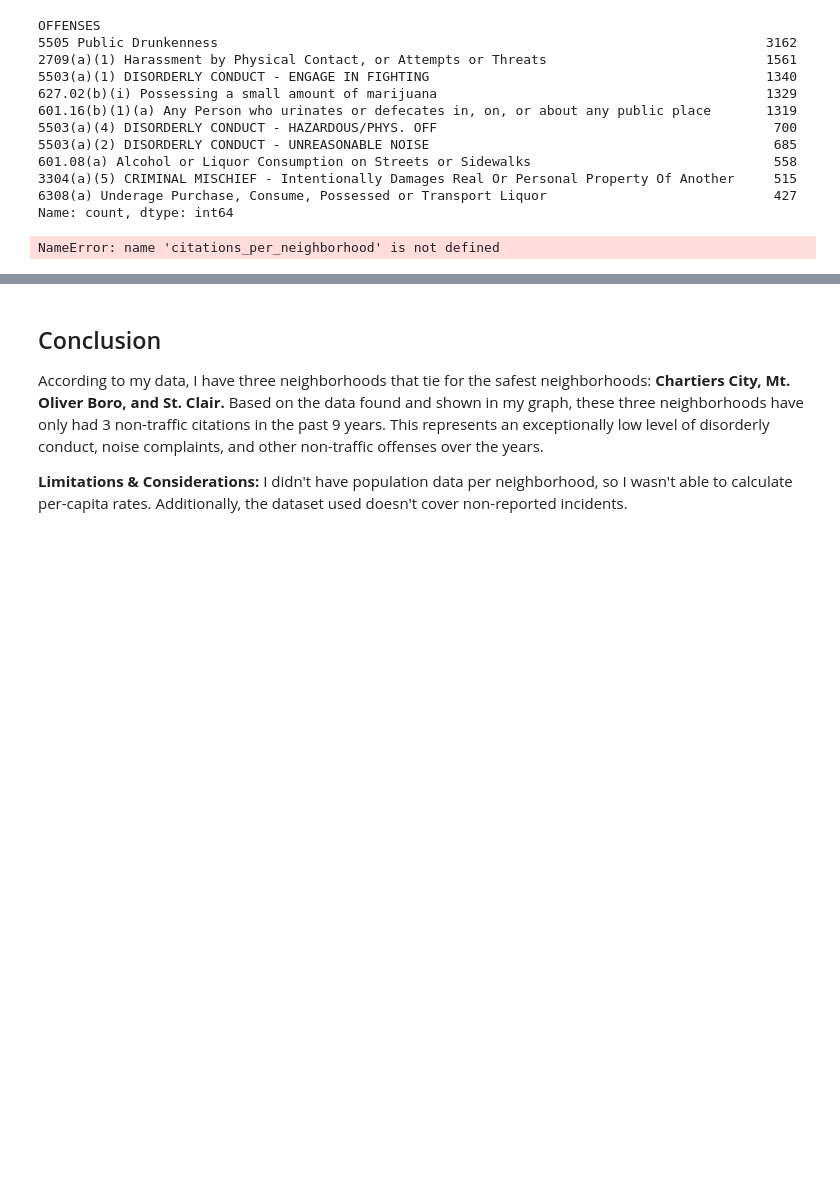
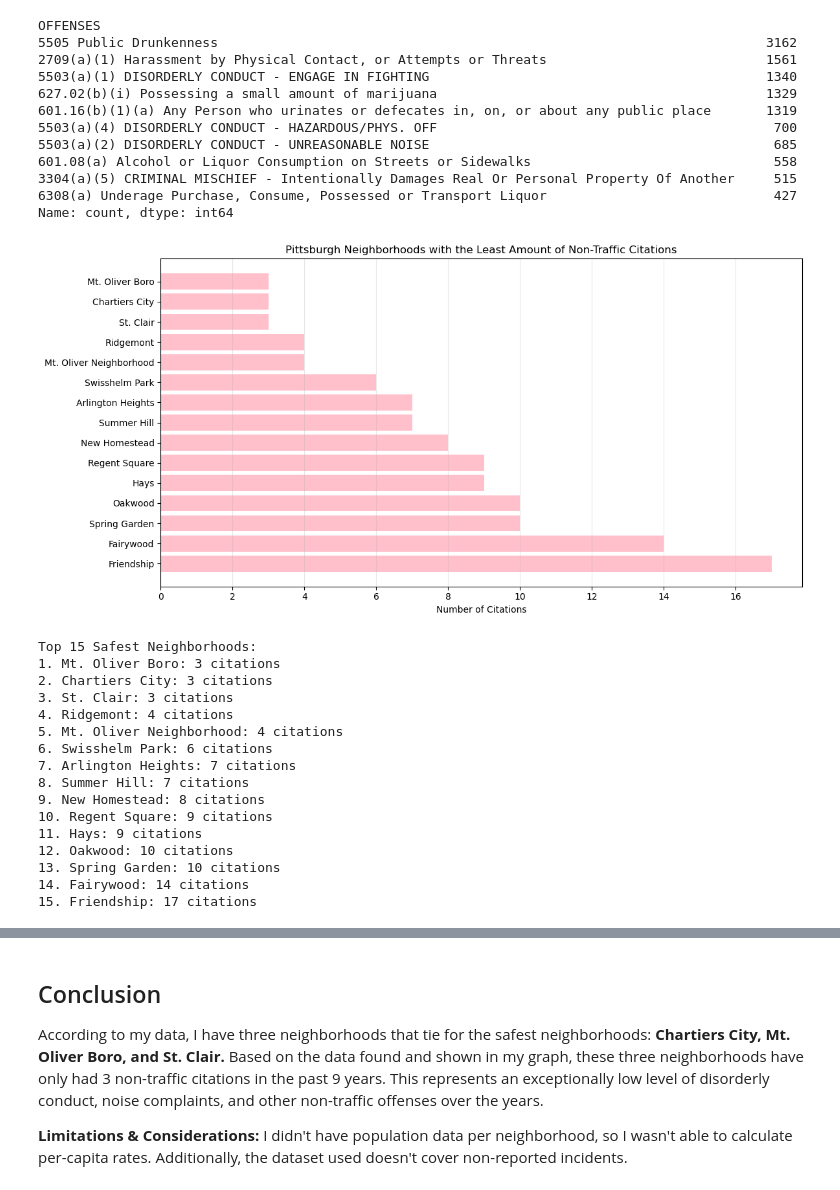
Before and after one commit to ajmitchell07/Final-Project-Best-Pittsburgh-Neighborhood-, a Jupyter notebook: individual_work/Abigail-Huang-Analysis.ipynb, the cells around one changed output, grey strips where cells are left out. Drawn from its saved outputs; the diff is of its cells as text; code cells hidden in the pictures; blank space fills up the shorter version.

Commit message:
Added second graph to personal notebook

```diff
--- a/individual_work/Abigail-Huang-Analysis.ipynb
+++ b/individual_work/Abigail-Huang-Analysis.ipynb
@@ -38,19 +38,44 @@ OFFENSES
 6308(a) Underage Purchase, Consume, Possessed or Transport Liquor                             427
 Name: count, dtype: int64
 # %%
-top_15_safest = citations_per_neighborhood.nsmallest(15, 'citation_count')
+# Process the data first
+citations_per_neighborhood = citations.groupby('NEIGHBORHOOD').size().reset_index(name='citation_count')
+citations_per_neighborhood = citations_per_neighborhood.sort_values('citation_count')
+
+# Filter out non-neighborhoods
+non_neighborhoods = ['Outside County', 'Outside State', 'Unable To Retrieve Address', 'Outside City']
+filtered_citations = citations_per_neighborhood[~citations_per_neighborhood['NEIGHBORHOOD'].isin(non_neighborhoods)]
+
+# Get the top 15 safest from filtered data
+top_15_safest = filtered_citations.nsmallest(15, 'citation_count')
 
 plt.figure(figsize=(12, 6))
 plt.barh(top_15_safest['NEIGHBORHOOD'], top_15_safest['citation_count'], color='pink')
 plt.xlabel('Number of Citations')
-plt.title('Safest Pittsburgh Neighborhoods by Non-Traffic Citations')
+plt.title('Pittsburgh Neighborhoods with the Least Amount of Non-Traffic Citations')
 plt.gca().invert_yaxis()
 plt.grid(axis='x', alpha=0.3)
 plt.tight_layout()
 plt.show()
 
 print("Top 15 Safest Neighborhoods:")
 for i, (idx, row) in enumerate(top_15_safest.iterrows(), 1):
     print(f"{i}. {row['NEIGHBORHOOD']}: {row['citation_count']} citations")
 # %% [output]
+[figure, added]
-NameError: name 'citations_per_neighborhood' is not defined
+Top 15 Safest Neighborhoods:
+1. Mt. Oliver Boro: 3 citations
+2. Chartiers City: 3 citations
+3. St. Clair: 3 citations
+4. Ridgemont: 4 citations
+5. Mt. Oliver Neighborhood: 4 citations
+6. Swisshelm Park: 6 citations
+7. Arlington Heights: 7 citations
+8. Summer Hill: 7 citations
+9. New Homestead: 8 citations
+10. Regent Square: 9 citations
+11. Hays: 9 citations
+12. Oakwood: 10 citations
+13. Spring Garden: 10 citations
+14. Fairywood: 14 citations
+15. Friendship: 17 citations
```
Also changed, not shown: parts of 1 cell of this notebook.
